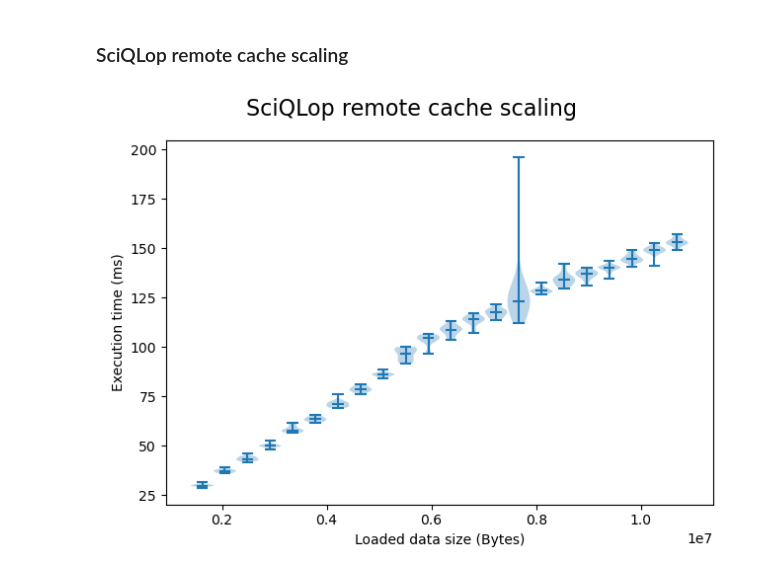
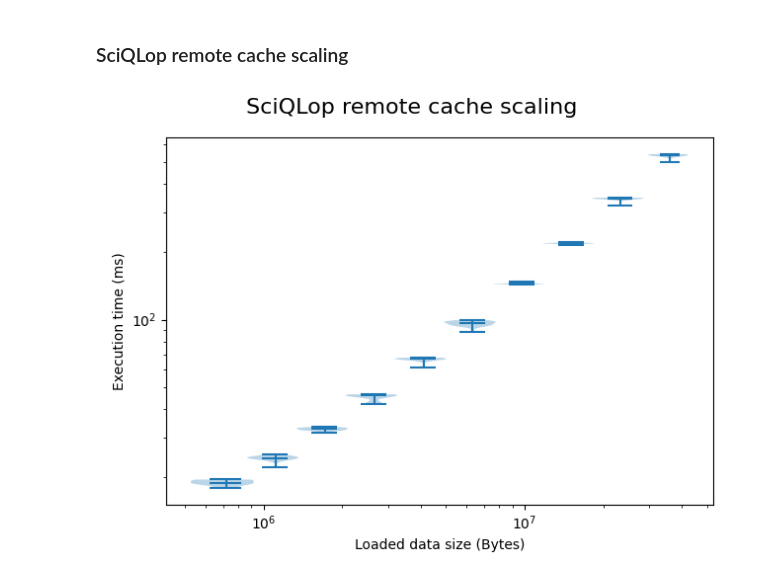
Before and after one commit to SciQLop/speasy, a Jupyter notebook: docs/examples/Caches.ipynb, the cells around one changed output. Drawn from its saved outputs; the diff is of its cells as text; code cells hidden in the pictures.

```diff
--- a/docs/examples/Caches.ipynb
+++ b/docs/examples/Caches.ipynb
@@ -41,15 +49,17 @@ Then request data several times with all 3 configurations:
 - **with remote cache only**, each time speasy download data from our remote cahe hosted [here](http://sciqlop.lpp.polytechnique.fr/cache)
 - **with local cahe**, each time after the first request speasy will load data from your disk
 # %%
-durations_without_any_cache = times(spz.get_data, amda_tree.Parameters.ACE.MFI.ace_imf_all.imf, start_time, stop_time, disable_cache=True, disable_proxy=True, n=10)
-durations_with_remote_cache = times(spz.get_data, amda_tree.Parameters.ACE.MFI.ace_imf_all.imf, start_time, stop_time, disable_cache=True, n=1000)
-durations_with_local_cache = times(spz.get_data, amda_tree.Parameters.ACE.MFI.ace_imf_all.imf, start_time, stop_time, n=1000)
+durations_without_any_cache = times(spz.get_data, amda_tree.Parameters.ACE.MFI.ace_imf_all.imf, start_time, stop_time,
+                                    disable_cache=True, disable_proxy=True, n=10);
+durations_with_remote_cache = times(spz.get_data, amda_tree.Parameters.ACE.MFI.ace_imf_all.imf, start_time, stop_time,
+                                    disable_cache=True, n=1000);
+durations_with_local_cache = times(spz.get_data, amda_tree.Parameters.ACE.MFI.ace_imf_all.imf, start_time, stop_time,
+                                   n=10000);
 # %%
 fig, axs = plt.subplots(3, 1, figsize=(6, 10))
-for i,data,title in ((0,durations_without_any_cache,'Without any cache'),
-                         (1,durations_with_remote_cache,'With only SciQLop remote cache'),
-                         (2,durations_with_local_cache,'With local on disk cache') ):
-
+for i, data, title in ((0, best_99_percent(durations_without_any_cache), 'Without any cache'),
+                       (1, best_99_percent(durations_with_remote_cache), 'With only SciQLop remote cache'),
+                       (2, best_99_percent(durations_with_local_cache), 'With local on disk cache')):
     axs[i].hist(data)
     axs[i].set_xlabel('Execution time (ms)')
     axs[i].set_title(title)
@@ -100,26 +116,30 @@ plt.show()
 # %% [markdown]
 ### SciQLop remote cache scaling
 # %%
-start_time = datetime(2016,6,2)
+start_time = datetime(2016, 6, 2)
+
+
 def scaling_point(delta):
-    stop_time=start_time+timedelta(hours=delta)
+    stop_time = start_time + timedelta(hours=delta)
     data = spz.get_data(amda_tree.Parameters.ACE.MFI.ace_imf_all.imf, start_time, stop_time, disable_cache=True)
-    capacity = data.data.nbytes
-    t=times(spz.get_data, amda_tree.Parameters.ACE.MFI.ace_imf_all.imf, start_time, stop_time, disable_cache=True, n=20)
-    return capacity,t
+    capacity = data.nbytes
+    t = best_90_percent(times(spz.get_data, amda_tree.Parameters.ACE.MFI.ace_imf_all.imf, start_time, stop_time, disable_cache=True,
+              n=20))
+    return capacity, t
 
-deltas=range(300,2000,80)
+
+deltas = np.logspace(np.log10(100), np.log10(5000), num=10)
 values = [scaling_point(delta) for delta in deltas]
 
-
 fig, ax = plt.subplots()
-stats = [t for c,t in values]
-capacities = np.array([c for c,t in values])
-ax.violinplot(stats,positions=capacities,widths=np.gradient(capacities), showmeans=False, showmedians=True)
+stats = [t for c, t in values]
+capacities = np.array([c for c, t in values])
+ax.violinplot(stats, positions=capacities, widths=np.gradient(capacities), showmeans=False, showmedians=True)
 ax.set_ylabel('Execution time (ms)')
 ax.set_xlabel('Loaded data size (Bytes)')
 fig.suptitle('SciQLop remote cache scaling', fontsize=16)
 plt.tight_layout()
+plt.loglog()
 plt.show()
 # %% [output]
-[figure, old version]
+[figure, new version]
```
Also changed, not shown: parts of 7 cells of this notebook, 13 other files.
